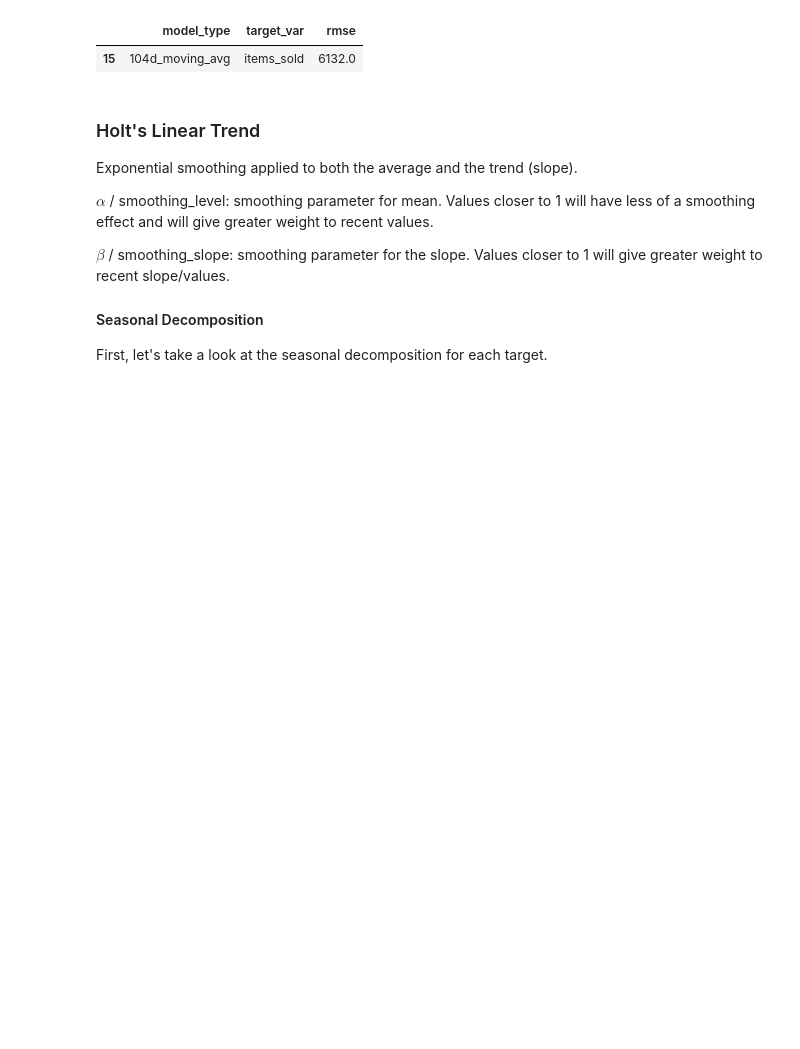
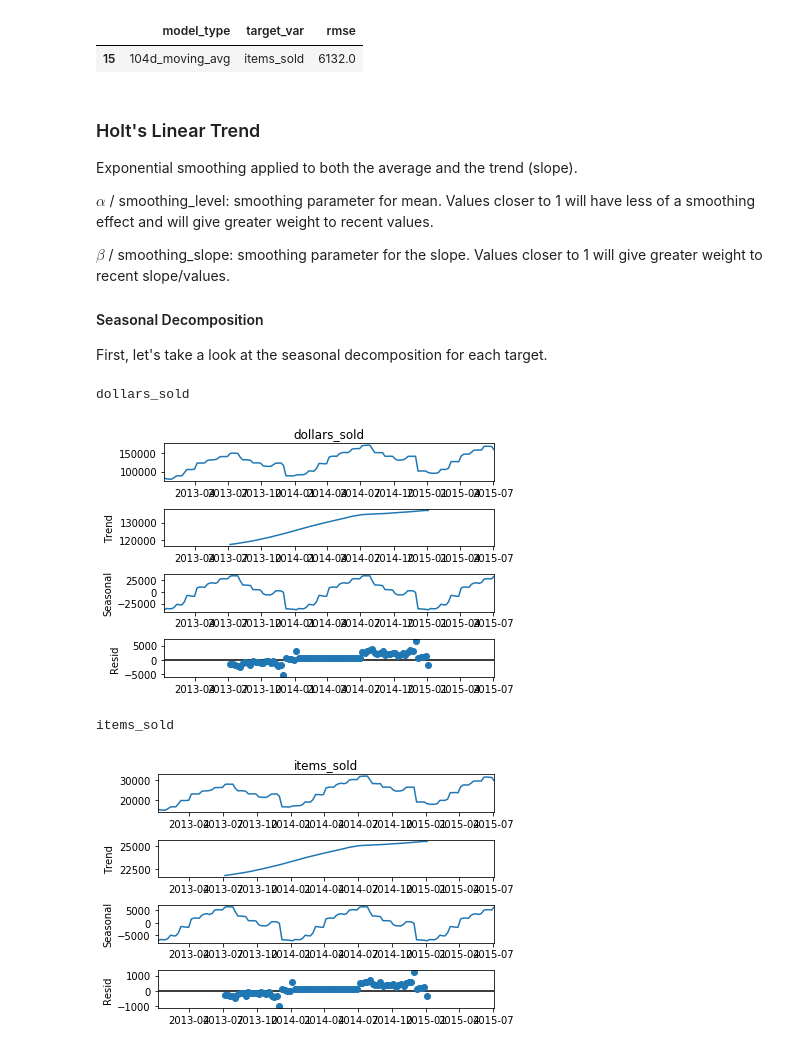
Before and after one commit to SamuelD-Data/time-series-exercises, a Jupyter notebook: modeling.ipynb, the cells around one changed output. Drawn from its saved outputs; the diff is of its cells as text; code cells hidden in the pictures; blank space fills up the shorter version.

```diff
--- a/modeling.ipynb
+++ b/modeling.ipynb
@@ -38,8 +38,9 @@ from statsmodels.tsa.api import Holt
 df1 = stores_sales_items_complete()
 
 # prepping data
-df1 = prep_all_data(df)
+df1 = prep_all_data(df1)
 
+# making copy of DF to avoid having to re-run functions above since they take a few minutes
 df = df1.copy()
 
 # previewing data
@@ -493,3 +494,17 @@ $\alpha$ / smoothing_level: smoothing parameter for mean. Values closer to 1 wil
 $\beta$ / smoothing_slope: smoothing parameter for the slope. Values closer to 1 will give greater weight to recent slope/values.
 #### Seasonal Decomposition
 First, let's take a look at the seasonal decomposition for each target.
+# %%
+trainsdeco = train.copy()
+# %%
+trainsdeco.index = pd.to_datetime(trainsdeco.index)
+
+for col in trainsdeco.columns:
+    print(col, '\n')
+    sm.tsa.seasonal_decompose(trainsdeco[col].resample('W').mean()).plot()
+    plt.show()
+# %% [output]
+dollars_sold
+[figure, added]
+items_sold
+[figure, added]
```
Also changed, not shown: parts of 28 cells of this notebook.
